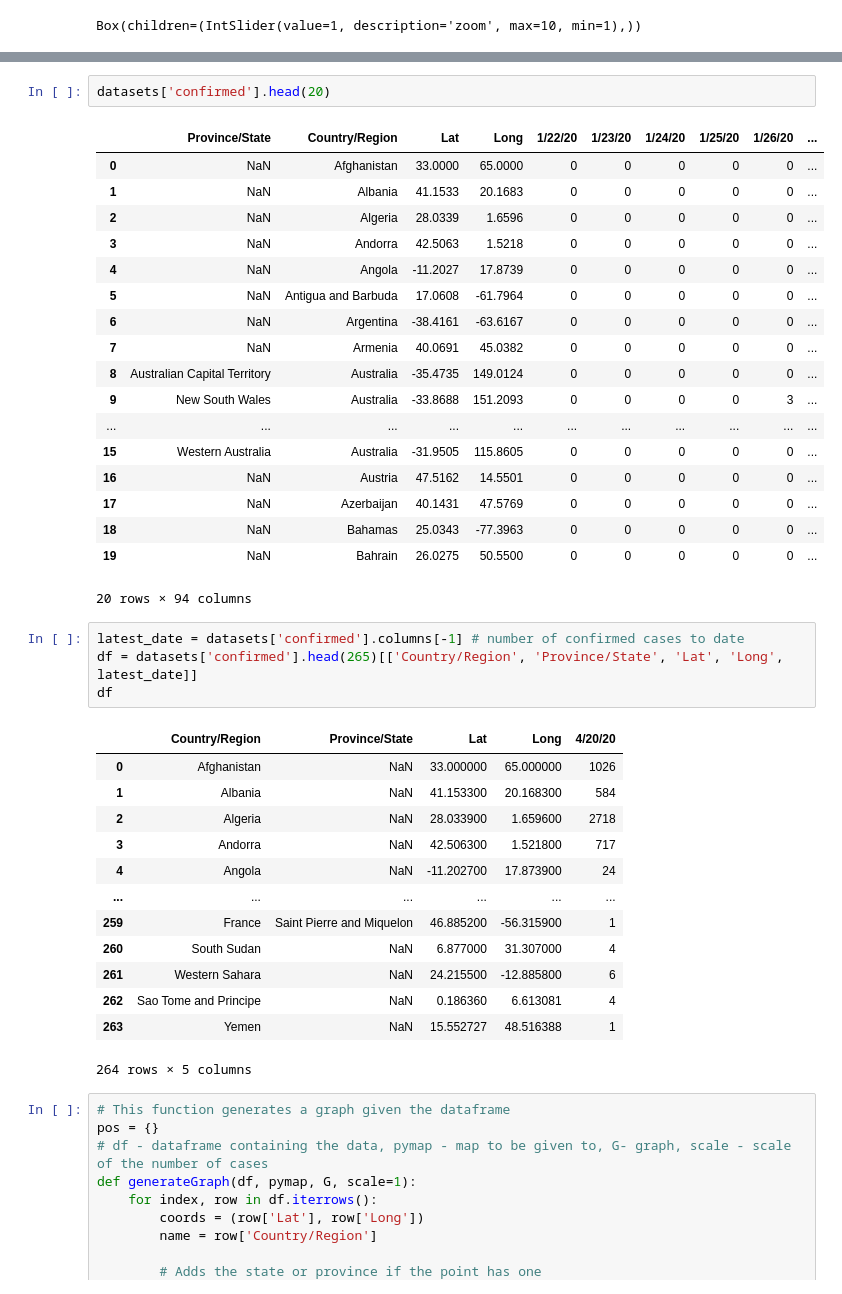
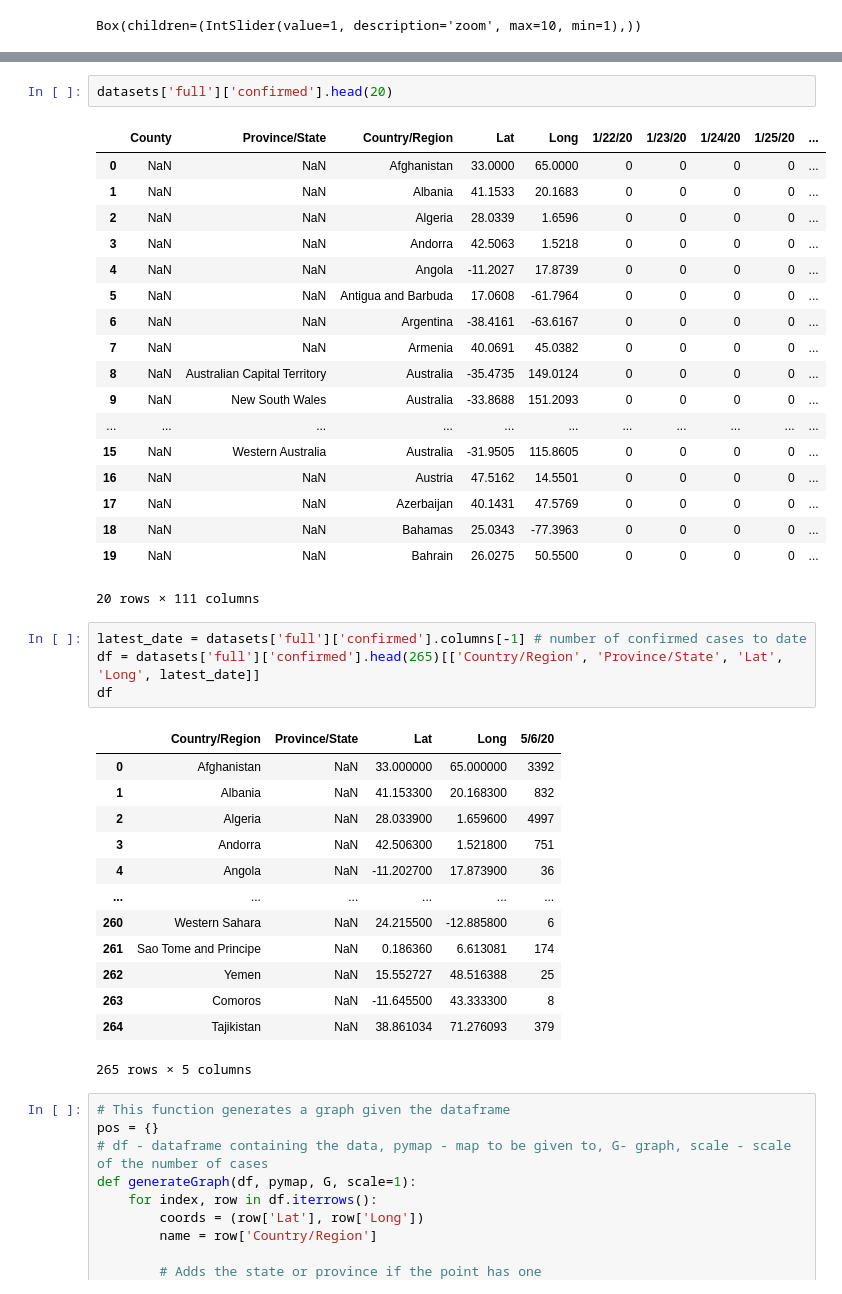
Before and after one commit to Ccamm/coronavirus_network, a Jupyter notebook: coronavirus_network.ipynb, the cells around one changed output, grey strips where cells are left out. Drawn from its saved outputs; the diff is of its cells as text.

```diff
--- a/coronavirus_network.ipynb
+++ b/coronavirus_network.ipynb
@@ -97,42 +97,42 @@ datasets['covid_us_deaths']
 # %%
-datasets['confirmed'].head(20)
+datasets['full']['confirmed'].head(20)
 # %% [output]
-|  | Province/State | Country/Region | Lat | Long | 1/22/20 | 1/23/20 | 1/24/20 | 1/25/20 | 1/26/20 | ... |
-| 0 | NaN | Afghanistan | 33.0000 | 65.0000 | 0 | 0 | 0 | 0 | 0 | ... |
-| 1 | NaN | Albania | 41.1533 | 20.1683 | 0 | 0 | 0 | 0 | 0 | ... |
-| 2 | NaN | Algeria | 28.0339 | 1.6596 | 0 | 0 | 0 | 0 | 0 | ... |
-| 3 | NaN | Andorra | 42.5063 | 1.5218 | 0 | 0 | 0 | 0 | 0 | ... |
-| 4 | NaN | Angola | -11.2027 | 17.8739 | 0 | 0 | 0 | 0 | 0 | ... |
-| 5 | NaN | Antigua and Barbuda | 17.0608 | -61.7964 | 0 | 0 | 0 | 0 | 0 | ... |
-| 6 | NaN | Argentina | -38.4161 | -63.6167 | 0 | 0 | 0 | 0 | 0 | ... |
-| 7 | NaN | Armenia | 40.0691 | 45.0382 | 0 | 0 | 0 | 0 | 0 | ... |
-| 8 | Australian Capital Territory | Australia | -35.4735 | 149.0124 | 0 | 0 | 0 | 0 | 0 | ... |
-| 9 | New South Wales | Australia | -33.8688 | 151.2093 | 0 | 0 | 0 | 0 | 3 | ... |
+|  | County | Province/State | Country/Region | Lat | Long | 1/22/20 | 1/23/20 | 1/24/20 | 1/25/20 | ... |
+| 0 | NaN | NaN | Afghanistan | 33.0000 | 65.0000 | 0 | 0 | 0 | 0 | ... |
+| 1 | NaN | NaN | Albania | 41.1533 | 20.1683 | 0 | 0 | 0 | 0 | ... |
+| 2 | NaN | NaN | Algeria | 28.0339 | 1.6596 | 0 | 0 | 0 | 0 | ... |
+| 3 | NaN | NaN | Andorra | 42.5063 | 1.5218 | 0 | 0 | 0 | 0 | ... |
+| 4 | NaN | NaN | Angola | -11.2027 | 17.8739 | 0 | 0 | 0 | 0 | ... |
+| 5 | NaN | NaN | Antigua and Barbuda | 17.0608 | -61.7964 | 0 | 0 | 0 | 0 | ... |
+| 6 | NaN | NaN | Argentina | -38.4161 | -63.6167 | 0 | 0 | 0 | 0 | ... |
+| 7 | NaN | NaN | Armenia | 40.0691 | 45.0382 | 0 | 0 | 0 | 0 | ... |
+| 8 | NaN | Australian Capital Territory | Australia | -35.4735 | 149.0124 | 0 | 0 | 0 | 0 | ... |
+| 9 | NaN | New South Wales | Australia | -33.8688 | 151.2093 | 0 | 0 | 0 | 0 | ... |
 | ... | ... | ... | ... | ... | ... | ... | ... | ... | ... | ... |
-| 15 | Western Australia | Australia | -31.9505 | 115.8605 | 0 | 0 | 0 | 0 | 0 | ... |
-| 16 | NaN | Austria | 47.5162 | 14.5501 | 0 | 0 | 0 | 0 | 0 | ... |
-| 17 | NaN | Azerbaijan | 40.1431 | 47.5769 | 0 | 0 | 0 | 0 | 0 | ... |
-| 18 | NaN | Bahamas | 25.0343 | -77.3963 | 0 | 0 | 0 | 0 | 0 | ... |
-| 19 | NaN | Bahrain | 26.0275 | 50.5500 | 0 | 0 | 0 | 0 | 0 | ... |
+| 15 | NaN | Western Australia | Australia | -31.9505 | 115.8605 | 0 | 0 | 0 | 0 | ... |
+| 16 | NaN | NaN | Austria | 47.5162 | 14.5501 | 0 | 0 | 0 | 0 | ... |
+| 17 | NaN | NaN | Azerbaijan | 40.1431 | 47.5769 | 0 | 0 | 0 | 0 | ... |
+| 18 | NaN | NaN | Bahamas | 25.0343 | -77.3963 | 0 | 0 | 0 | 0 | ... |
+| 19 | NaN | NaN | Bahrain | 26.0275 | 50.5500 | 0 | 0 | 0 | 0 | ... |
-20 rows × 94 columns
+20 rows × 111 columns
 # %%
-latest_date = datasets['confirmed'].columns[-1] # number of confirmed cases to date
-df = datasets['confirmed'].head(265)[['Country/Region', 'Province/State', 'Lat', 'Long', latest_date]]
+latest_date = datasets['full']['confirmed'].columns[-1] # number of confirmed cases to date
+df = datasets['full']['confirmed'].head(265)[['Country/Region', 'Province/State', 'Lat', 'Long', latest_date]]
 df
 # %% [output]
-|  | Country/Region | Province/State | Lat | Long | 4/20/20 |
-| 0 | Afghanistan | NaN | 33.000000 | 65.000000 | 1026 |
-| 1 | Albania | NaN | 41.153300 | 20.168300 | 584 |
-| 2 | Algeria | NaN | 28.033900 | 1.659600 | 2718 |
-| 3 | Andorra | NaN | 42.506300 | 1.521800 | 717 |
-| 4 | Angola | NaN | -11.202700 | 17.873900 | 24 |
+|  | Country/Region | Province/State | Lat | Long | 5/6/20 |
+| 0 | Afghanistan | NaN | 33.000000 | 65.000000 | 3392 |
+| 1 | Albania | NaN | 41.153300 | 20.168300 | 832 |
+| 2 | Algeria | NaN | 28.033900 | 1.659600 | 4997 |
+| 3 | Andorra | NaN | 42.506300 | 1.521800 | 751 |
+| 4 | Angola | NaN | -11.202700 | 17.873900 | 36 |
 | ... | ... | ... | ... | ... | ... |
-| 259 | France | Saint Pierre and Miquelon | 46.885200 | -56.315900 | 1 |
-| 260 | South Sudan | NaN | 6.877000 | 31.307000 | 4 |
-| 261 | Western Sahara | NaN | 24.215500 | -12.885800 | 6 |
-| 262 | Sao Tome and Principe | NaN | 0.186360 | 6.613081 | 4 |
-| 263 | Yemen | NaN | 15.552727 | 48.516388 | 1 |
+| 260 | Western Sahara | NaN | 24.215500 | -12.885800 | 6 |
+| 261 | Sao Tome and Principe | NaN | 0.186360 | 6.613081 | 174 |
+| 262 | Yemen | NaN | 15.552727 | 48.516388 | 25 |
+| 263 | Comoros | NaN | -11.645500 | 43.333300 | 8 |
+| 264 | Tajikistan | NaN | 38.861034 | 71.276093 | 379 |
-264 rows × 5 columns
+265 rows × 5 columns
 # %%
 # This function generates a graph given the dataframe
 pos = {}
```
Also changed, not shown: parts of 3 cells of this notebook, 17 other files.
